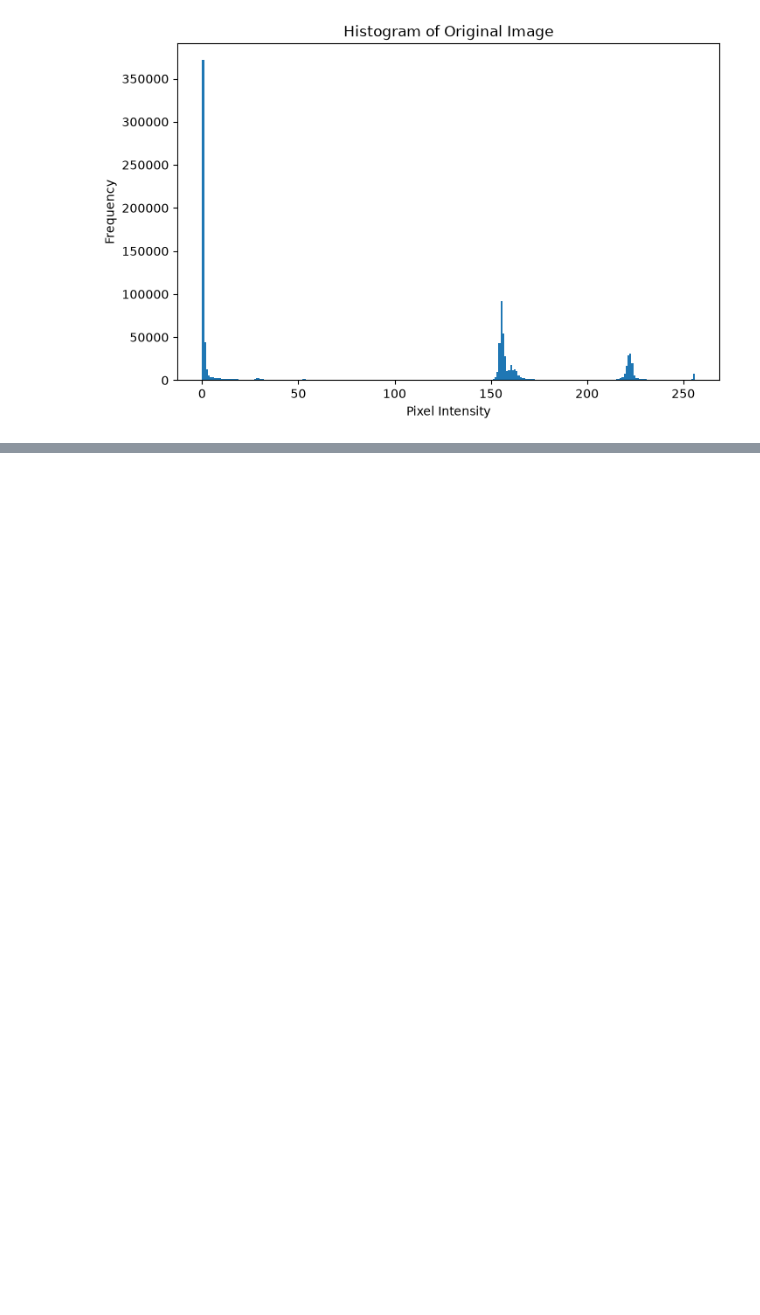
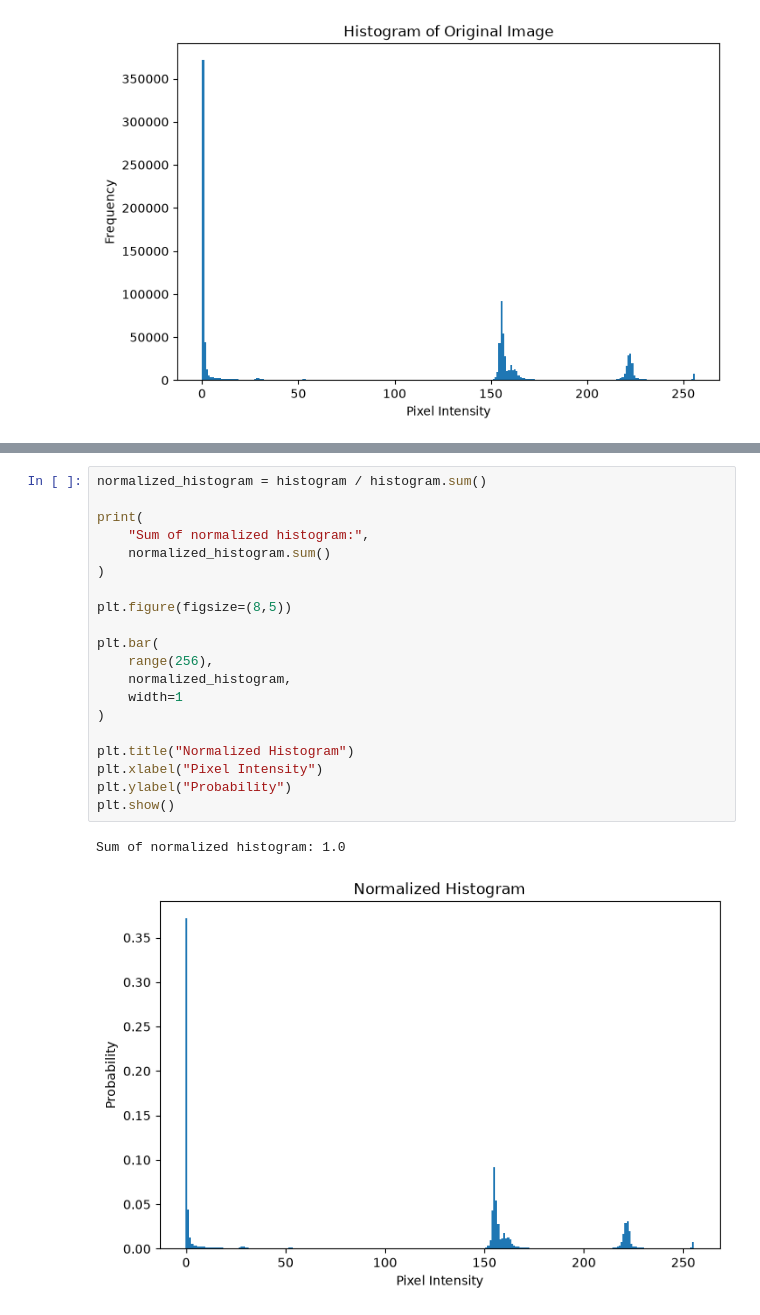
Before and after one commit to Aslngsng/Digital-Image-Processing, a Jupyter notebook: 03_notebook.ipynb, the cells around one changed output, grey strips where cells are left out. Drawn from its saved outputs; the diff is of its cells as text; blank space fills up the shorter version.

Commit message:
normalized historgram

```diff
--- a/03_notebook.ipynb
+++ b/03_notebook.ipynb
@@ -71,0 +83,23 @@ Total number of pixels: 1000000
+# %%
+normalized_histogram = histogram / histogram.sum()
+
+print(
+    "Sum of normalized histogram:",
+    normalized_histogram.sum()
+)
+
+plt.figure(figsize=(8,5))
+
+plt.bar(
+    range(256),
+    normalized_histogram,
+    width=1
+)
+
+plt.title("Normalized Histogram")
+plt.xlabel("Pixel Intensity")
+plt.ylabel("Probability")
+plt.show()
+# %% [output]
+Sum of normalized histogram: 1.0
+[figure, added]
```
Also changed, not shown: parts of 1 cell of this notebook.
